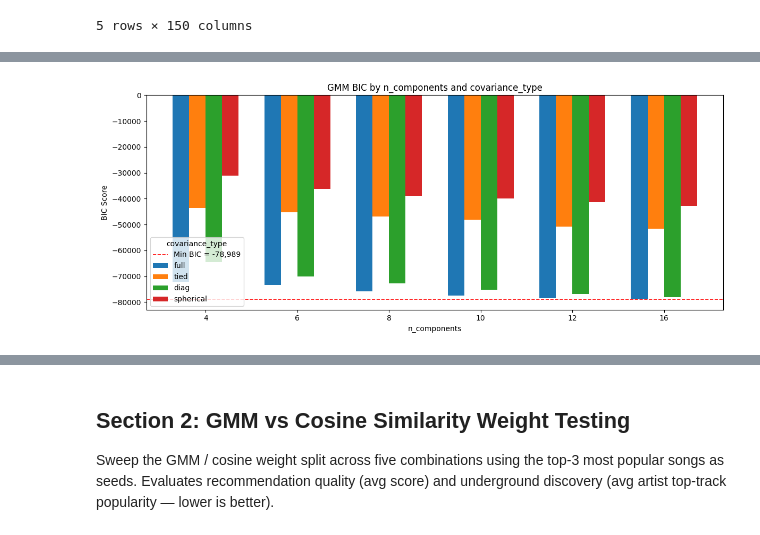
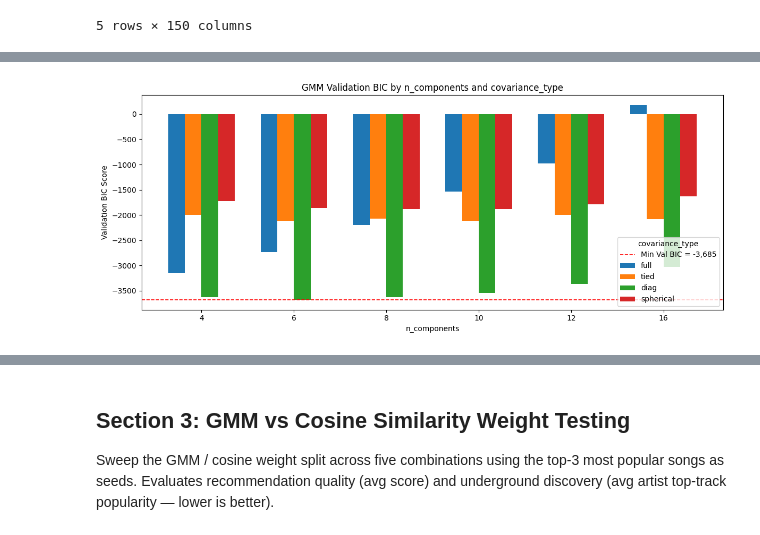
Before and after one commit to samiuell/MSE446-Group2, a Jupyter notebook: MSE446_Group2_GMMModel_C.ipynb, the cells around one changed output, grey strips where cells are left out. Cells and saved outputs as stored; diff of their text form; code cells hidden in the pictures.

```diff
--- a/MSE446_Group2_GMMModel_C.ipynb
+++ b/MSE446_Group2_GMMModel_C.ipynb
@@ -129,91 +201,87 @@ Grid-search over `n_components` and `covariance_type`. The model with the lowest
 # %%
 # ---------------------------------------------------------------
-# SECTION 1 — GMM HYPERPARAMETER TUNING (BIC / AIC GRID SEARCH)
+# SECTION 2 — GMM HYPERPARAMETER TUNING (BIC / AIC GRID SEARCH)
 # ---------------------------------------------------------------
 import itertools
 
-n_components_grid  = [4, 6, 8, 10, 12, 16]
-covariance_types   = ['full', 'tied', 'diag', 'spherical']
+n_components_grid = [4, 6, 8, 10, 12, 16]
+covariance_types  = ['full', 'tied', 'diag', 'spherical']
 
 rows = []
 total = len(n_components_grid) * len(covariance_types)
-print(f"Fitting {total} GMM models …")
+print(f"Fitting {total} GMM models on training set …")
 
 for k, cov in itertools.product(n_components_grid, covariance_types):
     g = GaussianMixture(n_components=k, covariance_type=cov, random_state=42)
-    g.fit(X)
+    g.fit(X_train)
     rows.append({
         'n_components':    k,
         'covariance_type': cov,
-        'bic':             g.bic(X),
-        'aic':             g.aic(X),
+        'bic':             g.bic(X_train),
+        'val_bic':         g.bic(X_val),
+        'aic':             g.aic(X_train),
     })
 
-bic_results = pd.DataFrame(rows).sort_values('bic').reset_index(drop=True)
-print("\nBIC results (sorted ascending):")
-print(bic_results.to_string(index=False))
+bic_results = pd.DataFrame(rows).sort_values('val_bic').reset_index(drop=True)
+print("\nBIC results (sorted by validation BIC, ascending):")
+print(bic_results[['n_components', 'covariance_type', 'bic', 'val_bic', 'aic']].to_string(index=False))
 
-# ── Grouped bar chart ──────────────────────────────────────────────
+# ── Grouped bar chart (validation BIC) ────────────────────────────────
 fig, ax = plt.subplots(figsize=(12, 5))
 
-x_vals   = sorted(bic_results['n_components'].unique())
+x_vals  = sorted(bic_results['n_components'].unique())
 cov_list = covariance_types
-n_cov    = len(cov_list)
-bar_w    = 0.18
-offsets  = [bar_w * (i - (n_cov - 1) / 2) for i in range(n_cov)]
+n_cov   = len(cov_list)
+bar_w   = 0.18
+offsets = [bar_w * (i - (n_cov - 1) / 2) for i in range(n_cov)]
 
 for i, cov in enumerate(cov_list):
-    sub = bic_results[bic_results['covariance_type'] == cov].set_index('n_components')
-    y   = [sub.loc[k, 'bic'] if k in sub.index else float('nan') for k in x_vals]
+    sub  = bic_results[bic_results['covariance_type'] == cov].set_index('n_components')
+    y    = [sub.loc[k, 'val_bic'] if k in sub.index else float('nan') for k in x_vals]
     x_pos = [j + offsets[i] for j, _ in enumerate(x_vals)]
     ax.bar(x_pos, y, width=bar_w, label=cov)
 
-min_bic = bic_results['bic'].min()
-ax.axhline(min_bic, color='red', linestyle='--', linewidth=1.2,
-           label=f'Min BIC = {min_bic:,.0f}')
+min_val_bic = bic_results['val_bic'].min()
+ax.axhline(min_val_bic, color='red', linestyle='--', linewidth=1.2,
+           label=f'Min Val BIC = {min_val_bic:,.0f}')
 
 ax.set_xticks(range(len(x_vals)))
 ax.set_xticklabels(x_vals)
 ax.set_xlabel('n_components')
-ax.set_ylabel('BIC Score')
-ax.set_title('GMM BIC by n_components and covariance_type')
+ax.set_ylabel('Validation BIC Score')
+ax.set_title('GMM Validation BIC by n_components and covariance_type')
 ax.legend(title='covariance_type')
 plt.tight_layout()
 plt.show()
 
-# ── Select best model and refit ──────────────────────────────────
-best_row  = bic_results.iloc[0]
-best_n    = int(best_row['n_components'])
-best_cov  = best_row['covariance_type']
+# ── Select best model by validation BIC and refit ─────────────────────
+best_row = bic_results.iloc[0]
+best_n   = int(best_row['n_components'])
+best_cov = best_row['covariance_type']
 print(f"\nBest model: n_components={best_n}, covariance_type='{best_cov}' "
-      f"(BIC={best_row['bic']:,.1f})")
+      f"(Train BIC={best_row['bic']:,.1f}, Val BIC={best_row['val_bic']:,.1f})")
 
-# Refit global GMM with best hyperparameters
+# Refit on training set only with best hyperparameters
 n_components = best_n
-# Fit with sklearn default reg_covar (1e-6).
-# One-hot column exclusion (feature_cols = base_features) is the real fix
-# for hard cluster collapse — no large reg_covar workaround needed.
 gmm = GaussianMixture(
     n_components=n_components,
     covariance_type=best_cov,
     reg_covar=1e-6,
     random_state=42
 )
-gmm.fit(X)
+gmm.fit(X_train)
 
-# Update cluster assignments and soft posteriors in songs_gmm
+# Re-apply to full X so recommendation function still works on all songs
 songs_gmm['gmm_cluster'] = gmm.predict(X)
 
 cluster_probs = gmm.predict_proba(X)
 prob_cols     = [f'gmm_prob_{i}' for i in range(n_components)]
 
-# Drop any stale prob columns from the previous fit
 old_prob_cols = [c for c in songs_gmm.columns if c.startswith('gmm_prob_')]
 songs_gmm.drop(columns=old_prob_cols, inplace=True)
-
 songs_gmm[prob_cols] = cluster_probs
 
-print(f"\nRefitted GMM: {n_components} components, "
+print(f"\nRefitted GMM on training set: {n_components} components, "
       f"covariance_type='{best_cov}', {len(feature_cols)} features.")
 print(f"Songs per cluster:\n"
       f"{songs_gmm['gmm_cluster'].value_counts().sort_index().to_string()}")
@@ -238 +306 @@ BIC results (sorted ascending):
-[figure, old version]
+[figure, new version]
@@ -256,5 +318,5 @@ gmm_cluster
 # %% [markdown]
-## Section 2: GMM vs Cosine Similarity Weight Testing
+## Section 3: GMM vs Cosine Similarity Weight Testing
 
 Sweep the GMM / cosine weight split across five combinations using the top-3 most popular songs as seeds. Evaluates recommendation quality (avg score) and underground discovery (avg artist top-track popularity — lower is better).
 # %%
```
Also changed, not shown: parts of 14 cells of this notebook, 4 other files.
